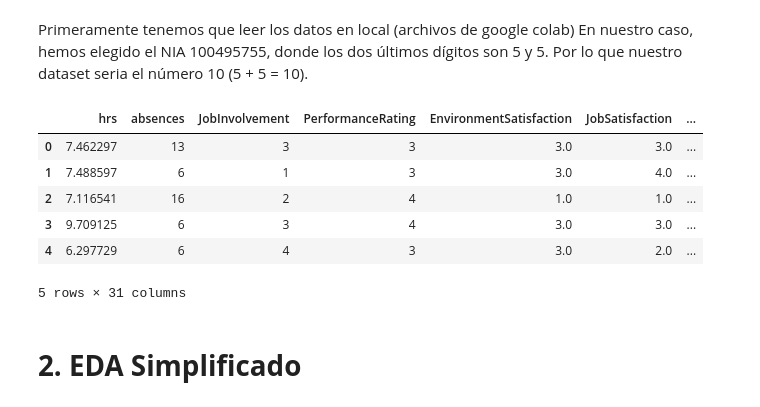
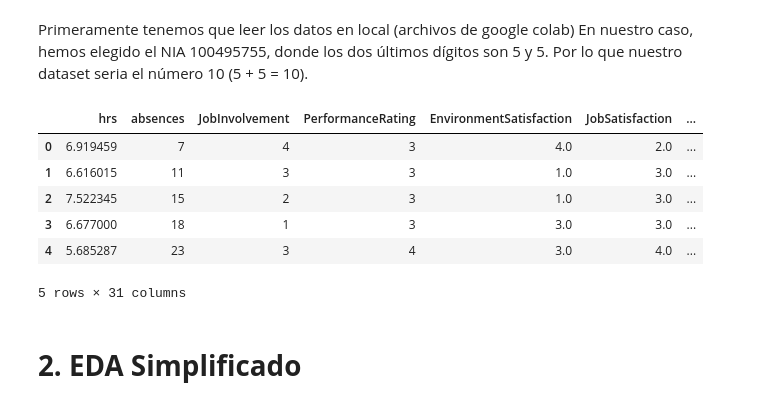
Before and after one commit to albatellouc3m/Grupo5, a Jupyter notebook: P1_AA.ipynb, the cells around one changed output. Drawn from its saved outputs; the diff is of its cells as text; code cells hidden in the pictures.

```diff
--- a/P1_AA.ipynb
+++ b/P1_AA.ipynb
@@ -7,17 +7,17 @@ Primeramente tenemos que leer los datos en local (archivos de google colab) En n
 # %%
 import pandas as pd
 
-datos_generales = pd.read_csv('./attrition_availabledata_10.csv.gz')
-datos_test = pd.read_csv('./attrition_competition_10.csv.gz') # Datos para realizar el test
+datos_generales = pd.read_csv('./attrition_availabledata_12.csv.gz')
+datos_test = pd.read_csv('./attrition_competition_12.csv.gz') # Datos para realizar el test
 
 datos_generales.head()
 # %% [output]
 |  | hrs | absences | JobInvolvement | PerformanceRating | EnvironmentSatisfaction | JobSatisfaction | ... |
-| 0 | 7.462297 | 13 | 3 | 3 | 3.0 | 3.0 | ... |
-| 1 | 7.488597 | 6 | 1 | 3 | 3.0 | 4.0 | ... |
-| 2 | 7.116541 | 16 | 2 | 4 | 1.0 | 1.0 | ... |
-| 3 | 9.709125 | 6 | 3 | 4 | 3.0 | 3.0 | ... |
-| 4 | 6.297729 | 6 | 4 | 3 | 3.0 | 2.0 | ... |
+| 0 | 6.919459 | 7 | 4 | 3 | 4.0 | 2.0 | ... |
+| 1 | 6.616015 | 11 | 3 | 3 | 1.0 | 3.0 | ... |
+| 2 | 7.522345 | 15 | 2 | 3 | 1.0 | 3.0 | ... |
+| 3 | 6.677000 | 18 | 1 | 3 | 3.0 | 3.0 | ... |
+| 4 | 5.685287 | 23 | 3 | 4 | 3.0 | 4.0 | ... |
 5 rows × 31 columns
 # %% [markdown]
 # **2. EDA** **Simplificado**
```
Also changed, not shown: parts of 20 cells of this notebook.
